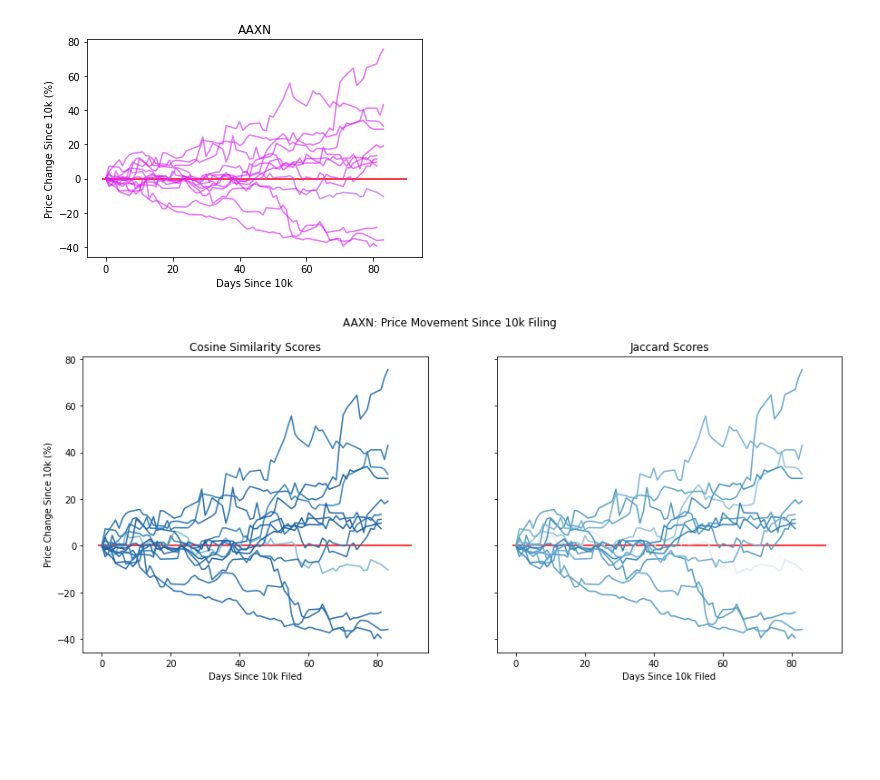
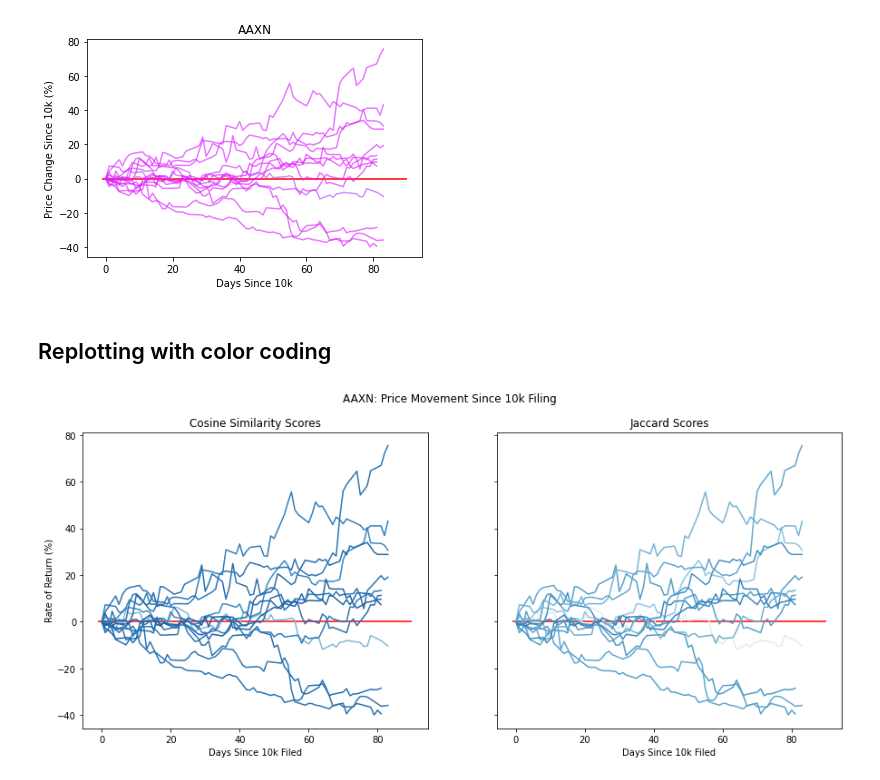
Before and after one commit to rlew631/NLP_stock_analysis, a Jupyter notebook: 10k_visualization.ipynb, the cells around one changed output. Saved outputs shown, nothing was run; the diff lists cells and outputs as text; code cells hidden in the pictures; blank space fills up the shorter version.

```diff
--- a/10k_visualization.ipynb
+++ b/10k_visualization.ipynb
@@ -188,10 +197,7 @@ plot_df.cosine_score.sum()
 # %% [output]
 0.8646399935061488
 # %%
-from matplotlib import cm
-import seaborn as sns
-cmap = matplotlib.cm.get_cmap('cool')
-#cmap = sns.color_palette("red:green", as_cmap=True)
+cmap = cm.get_cmap('cool')
 
 start_dates = list(prices_df[prices_df['cosine_score'] > 0].index)
 plt.hlines(0,xmin = -1,xmax = 90, color='red')
@@ -205,6 +211,8 @@ for i in range(len(start_dates)-1):
     plt.plot(time_elapsed, opening_prices, alpha=0.6, color = cmap(plot_df.cosine_score.sum()))
 # %% [output]
 [figure]
+# %% [markdown]
+## Replotting with color coding
 # %%
 ## Look at: https://stackoverflow.com/questions/4805048/how-to-get-different-colored-lines-for-different-plots-in-a-single-figure
 ## ^^the fancylegend is a dope option
@@ -219,32 +227,32 @@ f.set_figwidth(15)
 plt.suptitle(str(tickers[cik]).upper() + ': Price Movement Since 10k Filing')
 
 ax1.title.set_text('Cosine Similarity Scores')
-plt.setp(ax1, ylabel='Price Change Since 10k (%)')
+plt.setp(ax1, ylabel='Rate of Return (%)')
 plt.setp(ax1, xlabel='Days Since 10k Filed')
 ax1.hlines(0,xmin = -1,xmax = 90, color='red')
 cos_scores = []
 for i in range(len(start_dates)-1):
     plot_df = prices_df.iloc[start_dates[i]:start_dates[i+1],:]
     cos_scores.append(plot_df.cosine_score.sum())
     time_elapsed = [(date - list(plot_df.dates)[0]).days for date in list(plot_df.dates)]
     opening_prices = np.multiply(np.subtract(np.divide(list(plot_df.Open.values),list(plot_df.Open.values)[0]),1),100)
     ax1.plot(time_elapsed, opening_prices)
 colors = [cmap2(i) for i in cos_scores]
 for i,j in enumerate(ax1.lines):
     j.set_color(colors[i])
 
 ax2.title.set_text('Jaccard Scores')
 plt.setp(ax2, xlabel='Days Since 10k Filed')
 ax2.hlines(0,xmin = -1,xmax = 90, color='red')
 jaccard_scores = []
 for i in range(len(start_dates)-1):
     plot_df = prices_df.iloc[start_dates[i]:start_dates[i+1],:]
     jaccard_scores.append(plot_df.jaccard_score.sum())
     time_elapsed = [(date - list(plot_df.dates)[0]).days for date in list(plot_df.dates)]
     opening_prices = np.multiply(np.subtract(np.divide(list(plot_df.Open.values),list(plot_df.Open.values)[0]),1),100)
     ax2.plot(time_elapsed, opening_prices)
 colors = [cmap2(i) for i in jaccard_scores]
 for i,j in enumerate(ax2.lines):
     j.set_color(colors[i])
 # %% [output]
-[figure, old version]
+[figure, new version]
```
Also changed, not shown: parts of 18 cells of this notebook, 1 other file.
